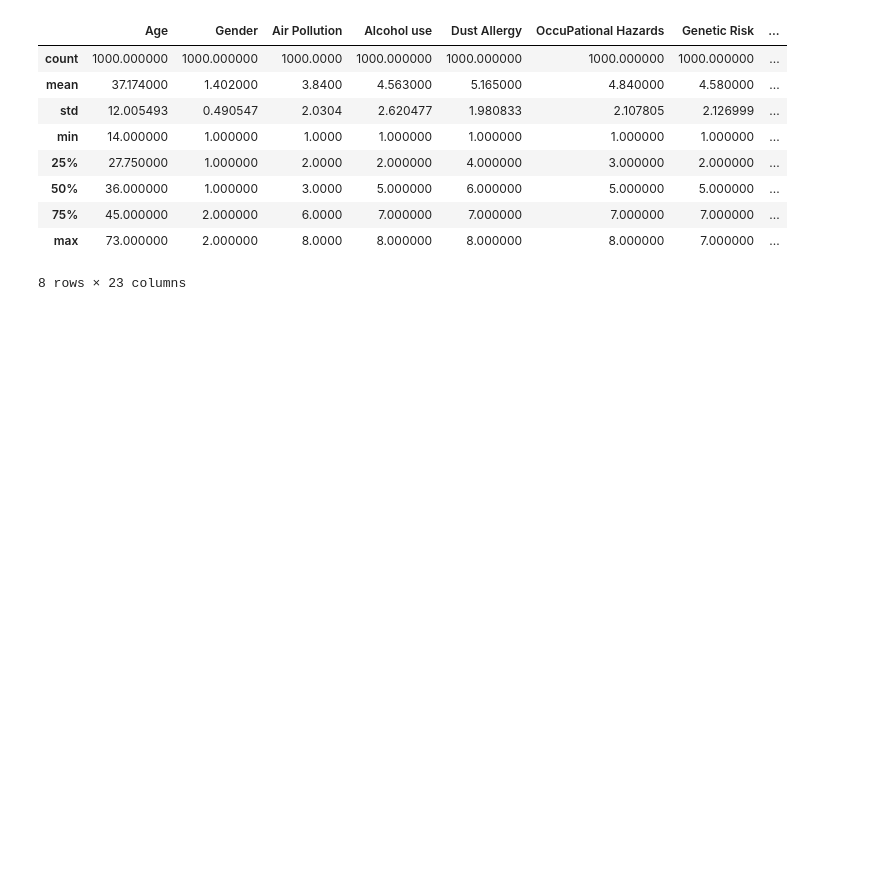
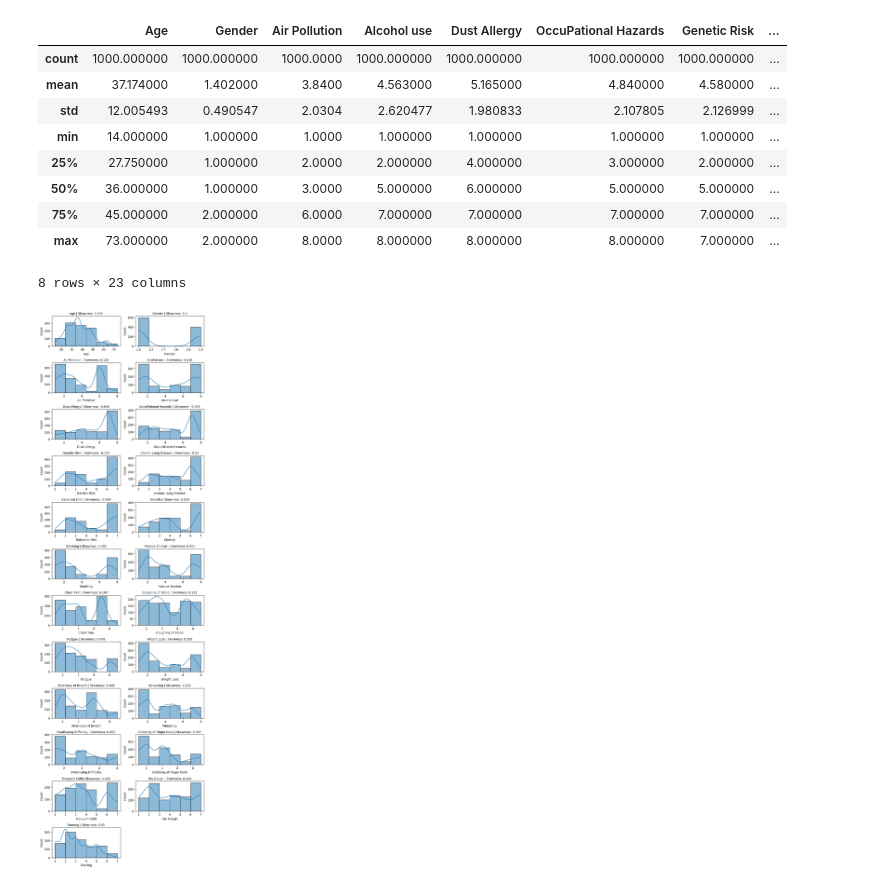
Before and after one commit to eugenegancw/Lung_Cancer_Prediction, a Jupyter notebook: exploratory_analysis.ipynb, the cells around one changed output. Drawn from its saved outputs; the diff is of its cells as text; code cells hidden in the pictures; blank space fills up the shorter version.

```diff
--- a/exploratory_analysis.ipynb
+++ b/exploratory_analysis.ipynb
@@ -111,0 +110,14 @@ print("hello world")
+# %%
+features = df.drop(["Patient Id","Level"], axis=1)
+plt.figure(figsize=(8, 25*2))
+
+for index, feature in enumerate(features, 1):
+    plt.subplot(23, 2, index)
+    sns.histplot(df[feature], kde=True,bins=6)
+    plt.title(f"{feature} | Skewness: {round(df[feature].skew(), 3)}",fontsize=10)
+
+# Adjust layout and show plots
+plt.tight_layout()
+plt.show()
+# %% [output]
+[figure, added]
```
Also changed, not shown: parts of 5 cells of this notebook.
